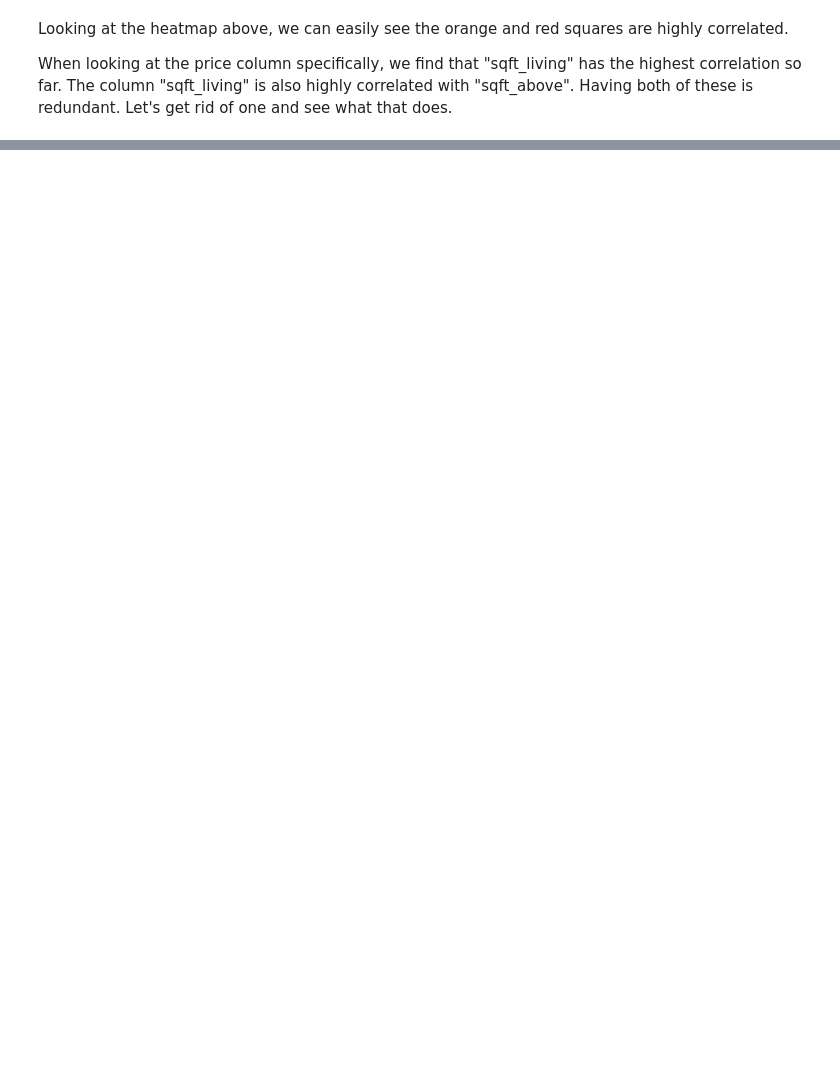
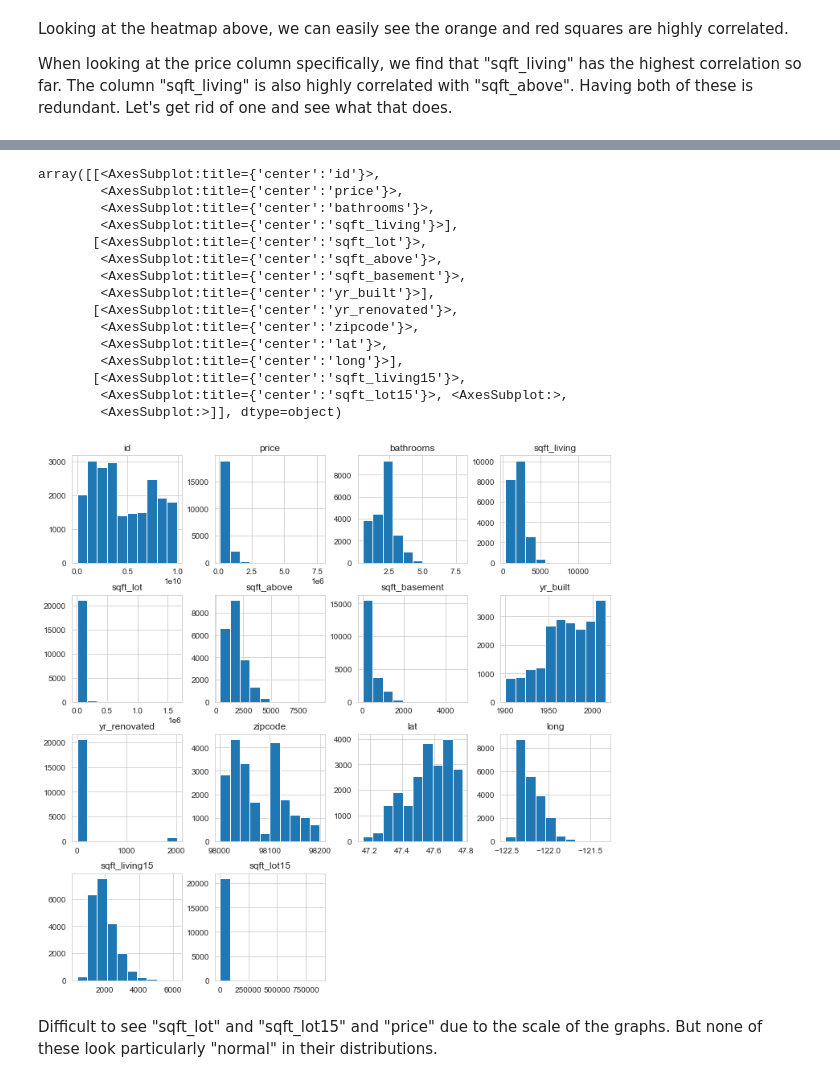
Before and after one commit to cassnutt/Housing_price_predictions, a Jupyter notebook: EDA Notebook.ipynb, the cells around one changed output, grey strips where cells are left out. Saved outputs shown, nothing was run; the diff lists cells and outputs as text; code cells hidden in the pictures; blank space fills up the shorter version.

```diff
--- a/EDA Notebook.ipynb
+++ b/EDA Notebook.ipynb
@@ -347,0 +386,9 @@ plt.show()
+# %%
+continuous = []
+categorical = []
+
+for col in df.columns:
+    if (df[col].nunique() < 15):
+        categorical.append(col)
+    else:
+        continuous.append(col)
@@ -347,0 +423,22 @@ plt.show()
+# %%
+df_continuous = df.loc[:, continuous]
+df_continuous.hist(figsize= (12, 12))
+# %% [output]
+array([[<AxesSubplot:title={'center':'id'}>,
+        <AxesSubplot:title={'center':'price'}>,
+        <AxesSubplot:title={'center':'bathrooms'}>,
+        <AxesSubplot:title={'center':'sqft_living'}>],
+       [<AxesSubplot:title={'center':'sqft_lot'}>,
+        <AxesSubplot:title={'center':'sqft_above'}>,
+        <AxesSubplot:title={'center':'sqft_basement'}>,
+        <AxesSubplot:title={'center':'yr_built'}>],
+       [<AxesSubplot:title={'center':'yr_renovated'}>,
+        <AxesSubplot:title={'center':'zipcode'}>,
+        <AxesSubplot:title={'center':'lat'}>,
+        <AxesSubplot:title={'center':'long'}>],
+       [<AxesSubplot:title={'center':'sqft_living15'}>,
+        <AxesSubplot:title={'center':'sqft_lot15'}>, <AxesSubplot:>,
+        <AxesSubplot:>]], dtype=object)
+[figure, added]
+# %% [markdown]
+Difficult to see "sqft_lot" and "sqft_lot15" and "price" due to the scale of the graphs. But none of these look particularly "normal" in their distributions.
```
Also changed, not shown: parts of 50 cells of this notebook.
